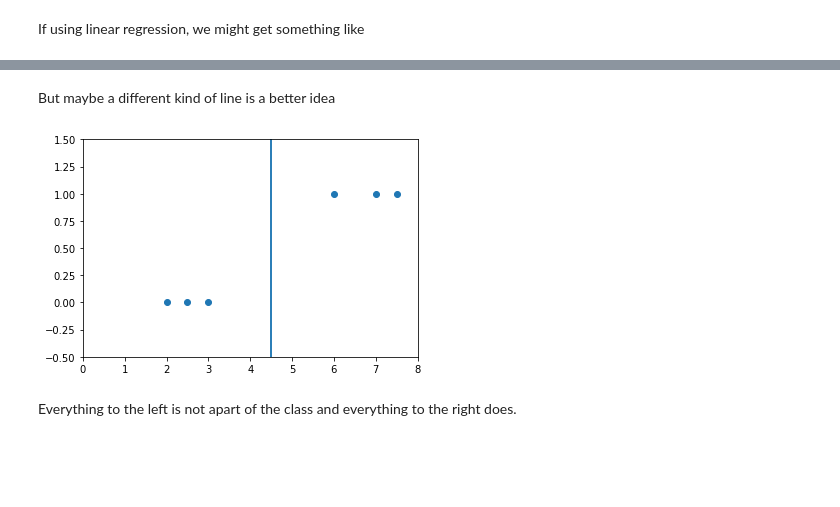
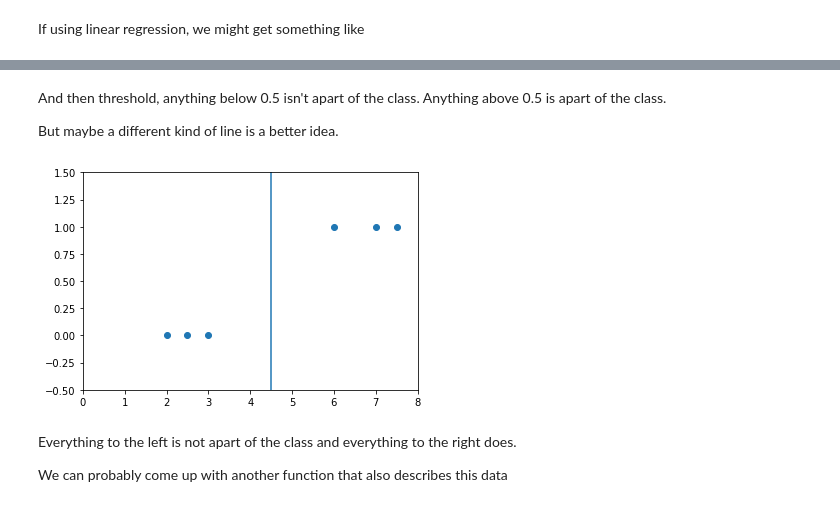
Before and after one commit to MarkFranciscus/ML-Notebooks, a Jupyter notebook: Supervised Learning - Logistic Regression.ipynb, the cells around one changed output, grey strips where cells are left out. Cells and saved outputs as stored; diff of their text form; code cells hidden in the pictures; blank space fills up the shorter version.

```diff
--- a/Supervised Learning - Logistic Regression.ipynb
+++ b/Supervised Learning - Logistic Regression.ipynb
@@ -53,11 +55,15 @@ fig
-# %%
-ax.lines.remove(ln)
 # %% [markdown]
-But maybe a different kind of line is a better idea
+And then threshold, anything below 0.5 isn't apart of the class. Anything above 0.5 is apart of the class.
+
+But maybe a different kind of line is a better idea.
 # %%
-ln2, = ax.axvline(x=4.5)
+ax.lines.remove(ln1)
+
+ln2 = ax.axvline(x=4.5)
 fig
 # %% [output]
-[figure, old version]
+[figure, new version]
 # %% [markdown]
 Everything to the left is not apart of the class and everything to the right does.
+
+We can probably come up with another function that also describes this data
```
Also changed, not shown: parts of 6 cells of this notebook, 2 other files.
